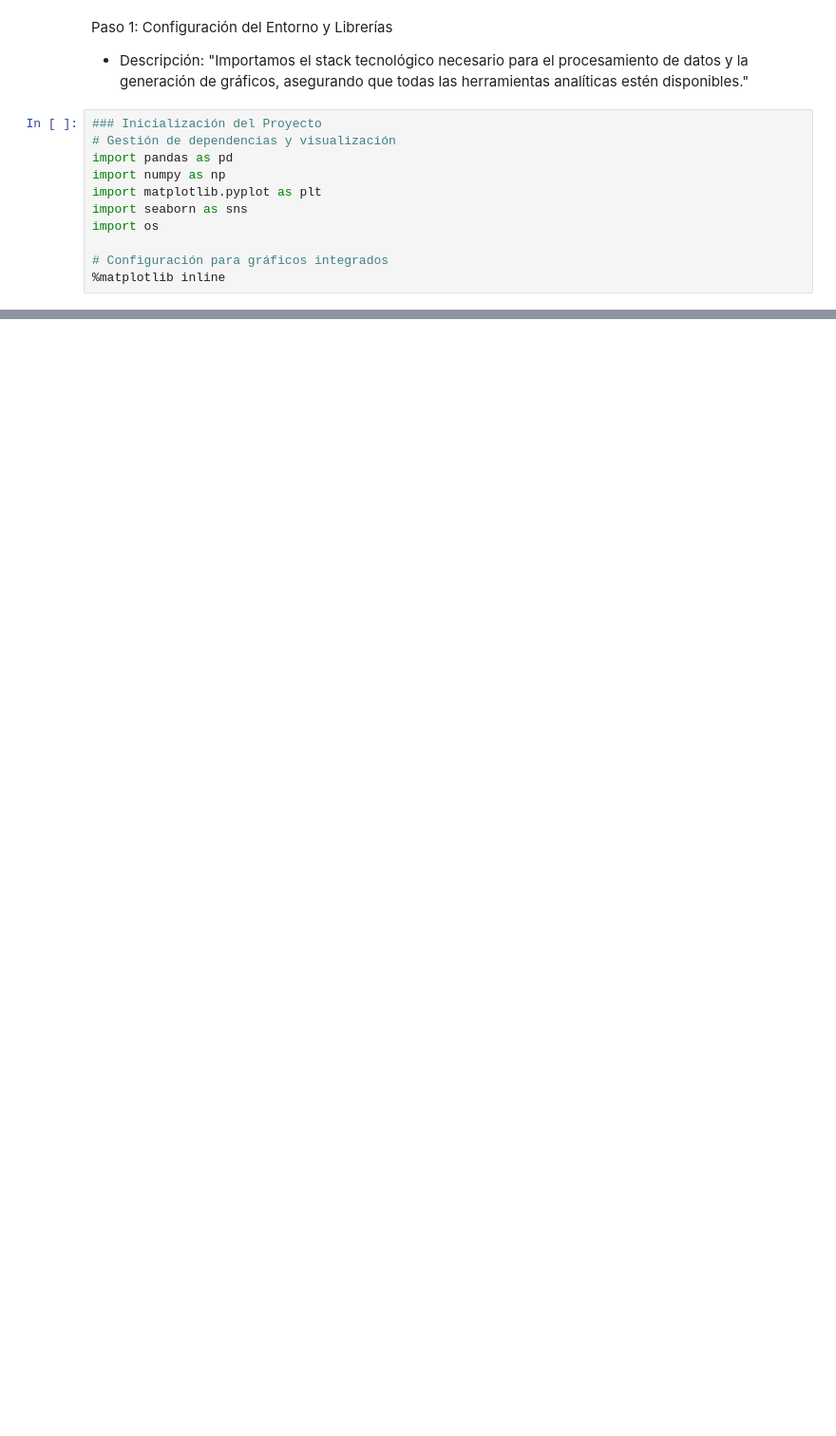
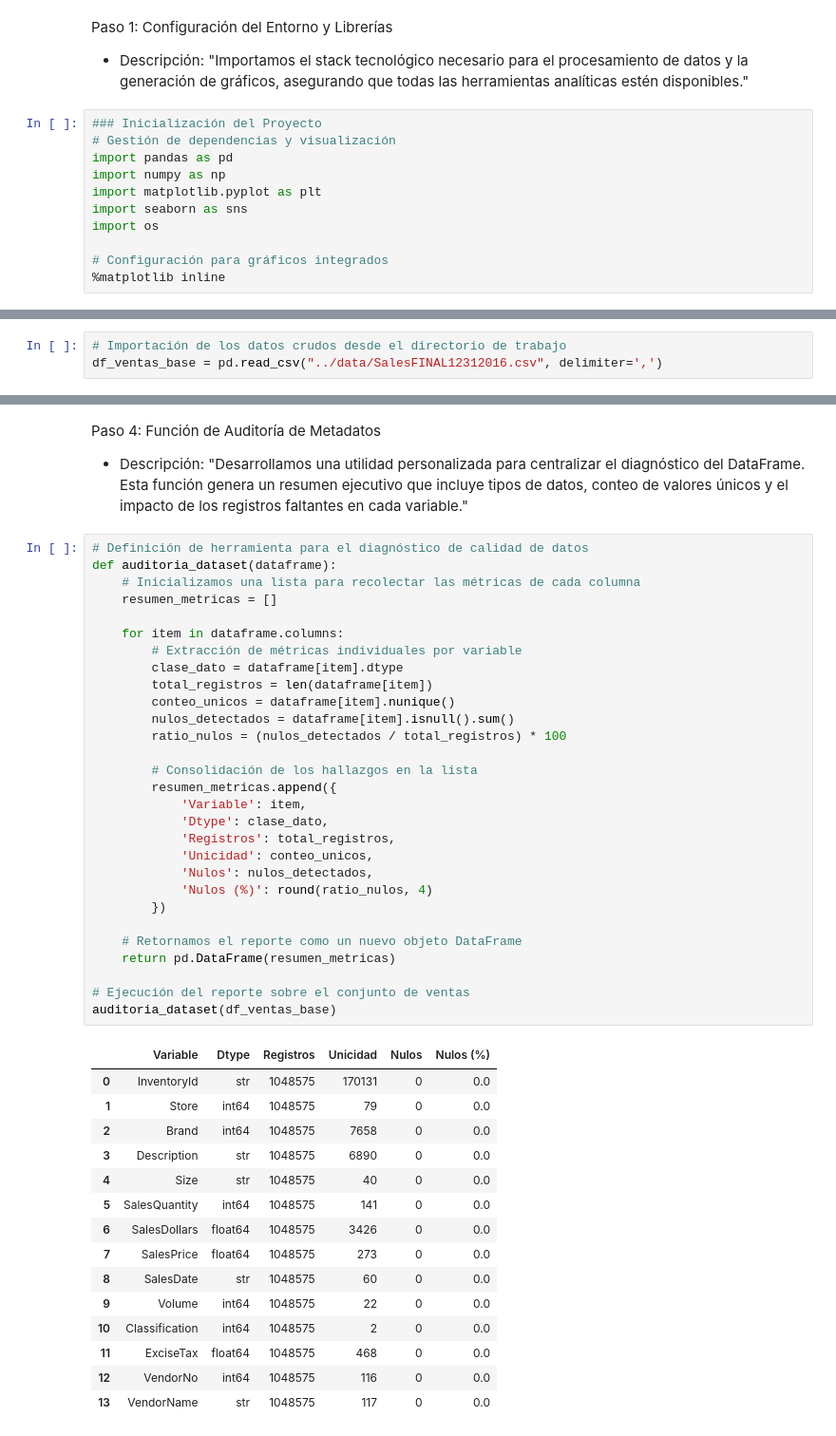
Before and after one commit to leovaldi/stock-management-system, a Jupyter notebook: scripts/limpieza_ventas.ipynb, the cells around one changed output, grey strips where cells are left out. Shown at 95% size. Cells and saved outputs as stored; diff of their text form; blank space fills up the shorter version.

```diff
--- a/scripts/limpieza_ventas.ipynb
+++ b/scripts/limpieza_ventas.ipynb
@@ -240,0 +18,3 @@ plt.show()
+# %%
+# Importación de los datos crudos desde el directorio de trabajo
+df_ventas_base = pd.read_csv("../data/SalesFINAL12312016.csv", delimiter=',')
@@ -240,0 +34,48 @@ plt.show()
+# %% [markdown]
+Paso 4: Función de Auditoría de Metadatos
+- Descripción: "Desarrollamos una utilidad personalizada para centralizar el diagnóstico del DataFrame. Esta función genera un resumen ejecutivo que incluye tipos de datos, conteo de valores únicos y el impacto de los registros faltantes en cada variable."
+# %%
+# Definición de herramienta para el diagnóstico de calidad de datos
+def auditoria_dataset(dataframe):
+    # Inicializamos una lista para recolectar las métricas de cada columna
+    resumen_metricas = []
+
+    for item in dataframe.columns:
+        # Extracción de métricas individuales por variable
+        clase_dato = dataframe[item].dtype
+        total_registros = len(dataframe[item])
+        conteo_unicos = dataframe[item].nunique()
+        nulos_detectados = dataframe[item].isnull().sum()
+        ratio_nulos = (nulos_detectados / total_registros) * 100
+
+        # Consolidación de los hallazgos en la lista
+        resumen_metricas.append({
+            'Variable': item,
+            'Dtype': clase_dato,
+            'Registros': total_registros,
+            'Unicidad': conteo_unicos,
+            'Nulos': nulos_detectados,
+            'Nulos (%)': round(ratio_nulos, 4)
+        })
+
+    # Retornamos el reporte como un nuevo objeto DataFrame
+    return pd.DataFrame(resumen_metricas)
+
+# Ejecución del reporte sobre el conjunto de ventas
+auditoria_dataset(df_ventas_base)
+# %% [output]
+|  | Variable | Dtype | Registros | Unicidad | Nulos | Nulos (%) |
+| 0 | InventoryId | str | 1048575 | 170131 | 0 | 0.0 |
+| 1 | Store | int64 | 1048575 | 79 | 0 | 0.0 |
+| 2 | Brand | int64 | 1048575 | 7658 | 0 | 0.0 |
+| 3 | Description | str | 1048575 | 6890 | 0 | 0.0 |
+| 4 | Size | str | 1048575 | 40 | 0 | 0.0 |
+| 5 | SalesQuantity | int64 | 1048575 | 141 | 0 | 0.0 |
+| 6 | SalesDollars | float64 | 1048575 | 3426 | 0 | 0.0 |
+| 7 | SalesPrice | float64 | 1048575 | 273 | 0 | 0.0 |
+| 8 | SalesDate | str | 1048575 | 60 | 0 | 0.0 |
+| 9 | Volume | int64 | 1048575 | 22 | 0 | 0.0 |
+| 10 | Classification | int64 | 1048575 | 2 | 0 | 0.0 |
+| 11 | ExciseTax | float64 | 1048575 | 468 | 0 | 0.0 |
+| 12 | VendorNo | int64 | 1048575 | 116 | 0 | 0.0 |
+| 13 | VendorName | str | 1048575 | 117 | 0 | 0.0 |
```
Also changed, not shown: parts of 51 cells of this notebook, 9 other files.
